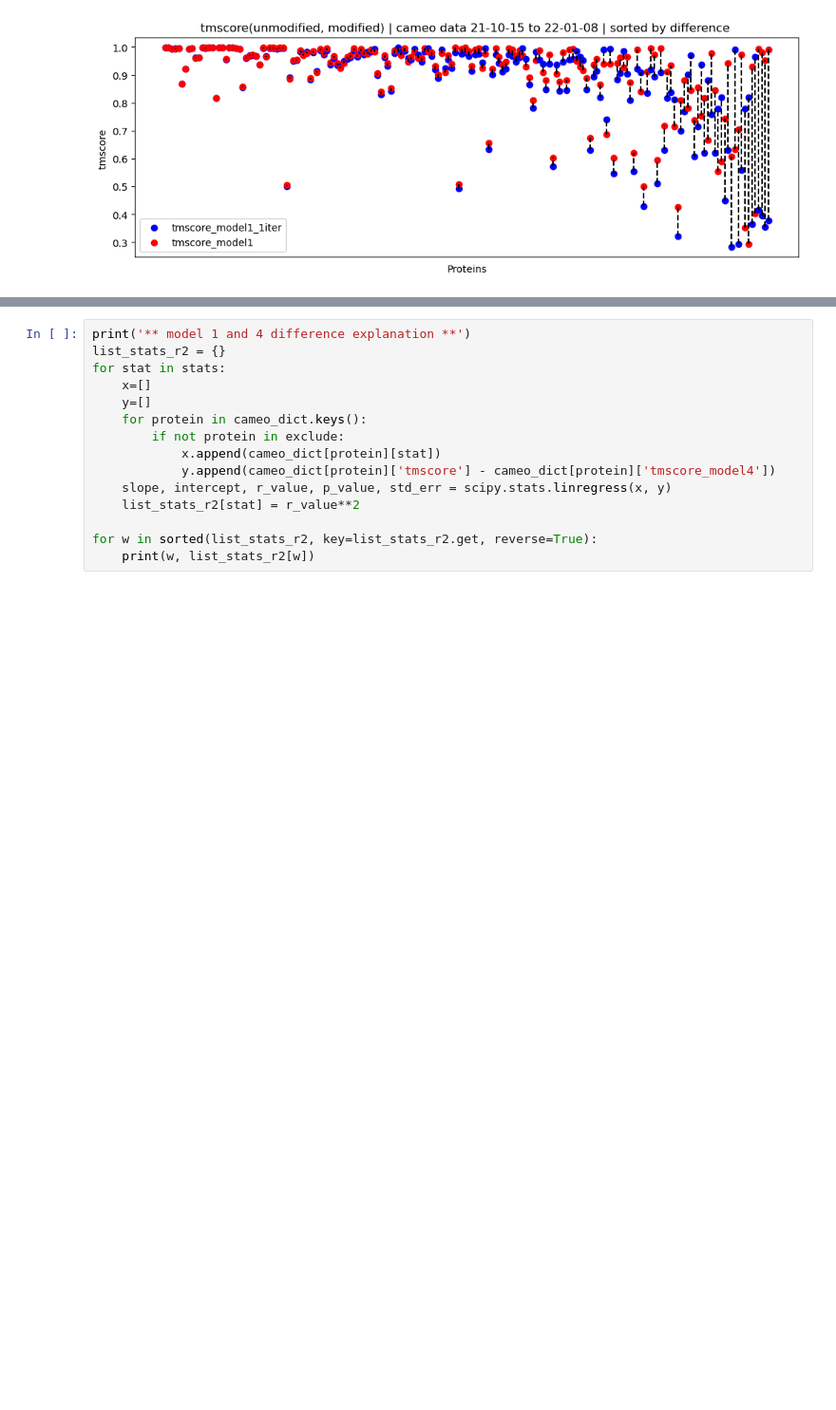
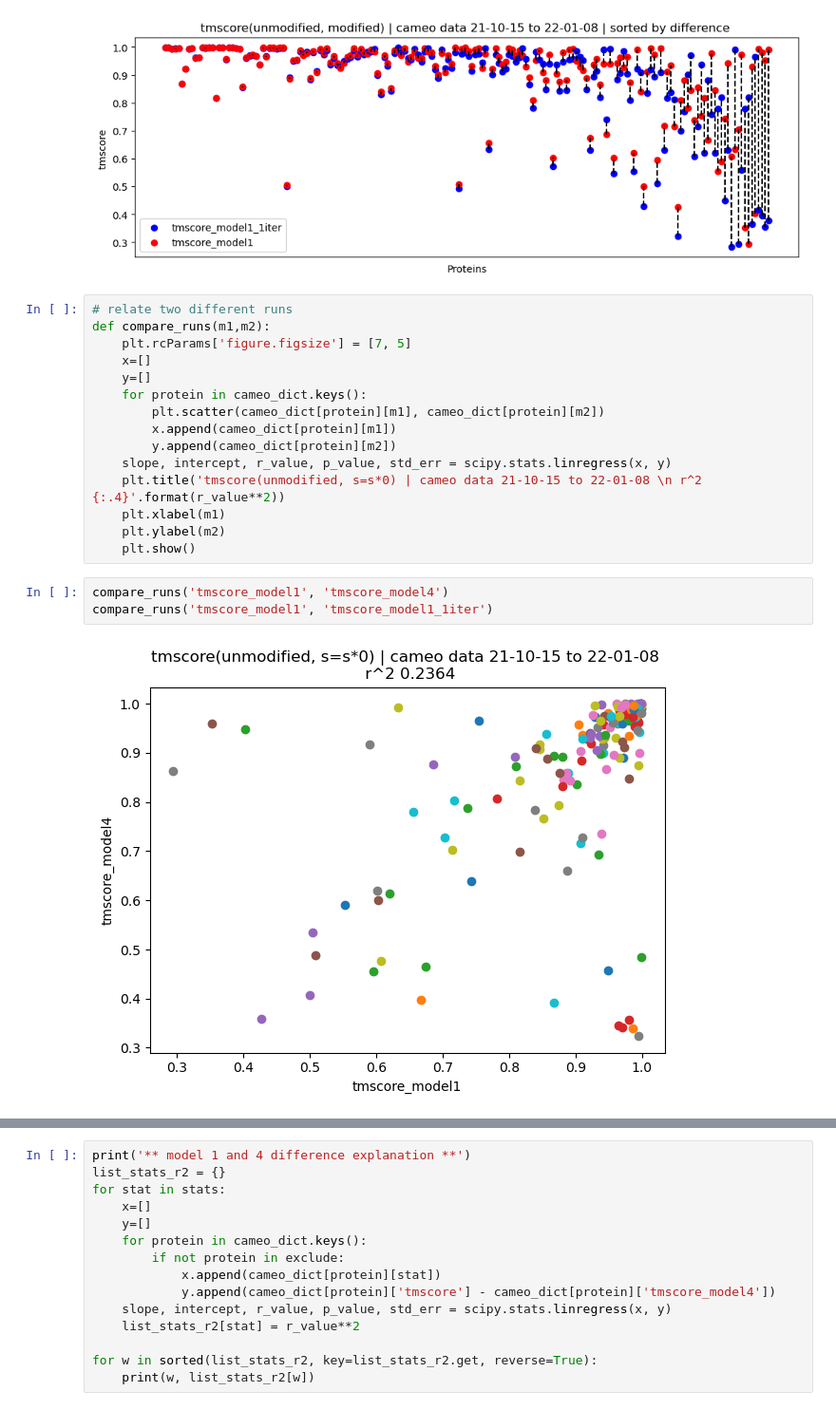
Before and after one commit to MichaelTrumbull/openfold-mt, a Jupyter notebook: personal-nbs/cameo_data_s0.ipynb, the cells around one changed output, grey strips where cells are left out. Shown: that part at 95% size. Cells and saved outputs as stored; diff of their text form; blank space fills up the shorter version.

```diff
--- a/personal-nbs/cameo_data_s0.ipynb
+++ b/personal-nbs/cameo_data_s0.ipynb
@@ -250,3 +250,23 @@ plt.show()
 [figure]
 tmscore_model1_1iter generated proteins TMScore is greater: 31.11% (56/180)
 [figure]
+# %%
+# relate two different runs
+def compare_runs(m1,m2):
+    plt.rcParams['figure.figsize'] = [7, 5]
+    x=[]
+    y=[]
+    for protein in cameo_dict.keys():
+        plt.scatter(cameo_dict[protein][m1], cameo_dict[protein][m2])
+        x.append(cameo_dict[protein][m1])
+        y.append(cameo_dict[protein][m2])
+    slope, intercept, r_value, p_value, std_err = scipy.stats.linregress(x, y)
+    plt.title('tmscore(unmodified, s=s*0) | cameo data 21-10-15 to 22-01-08 \n r^2 {:.4}'.format(r_value**2))
+    plt.xlabel(m1)
+    plt.ylabel(m2)
+    plt.show()
+# %%
+compare_runs('tmscore_model1', 'tmscore_model4')
+compare_runs('tmscore_model1', 'tmscore_model1_1iter')
+# %% [output]
+[figure, added]
```
Also changed, not shown: parts of 3 cells of this notebook, 2 other files.
